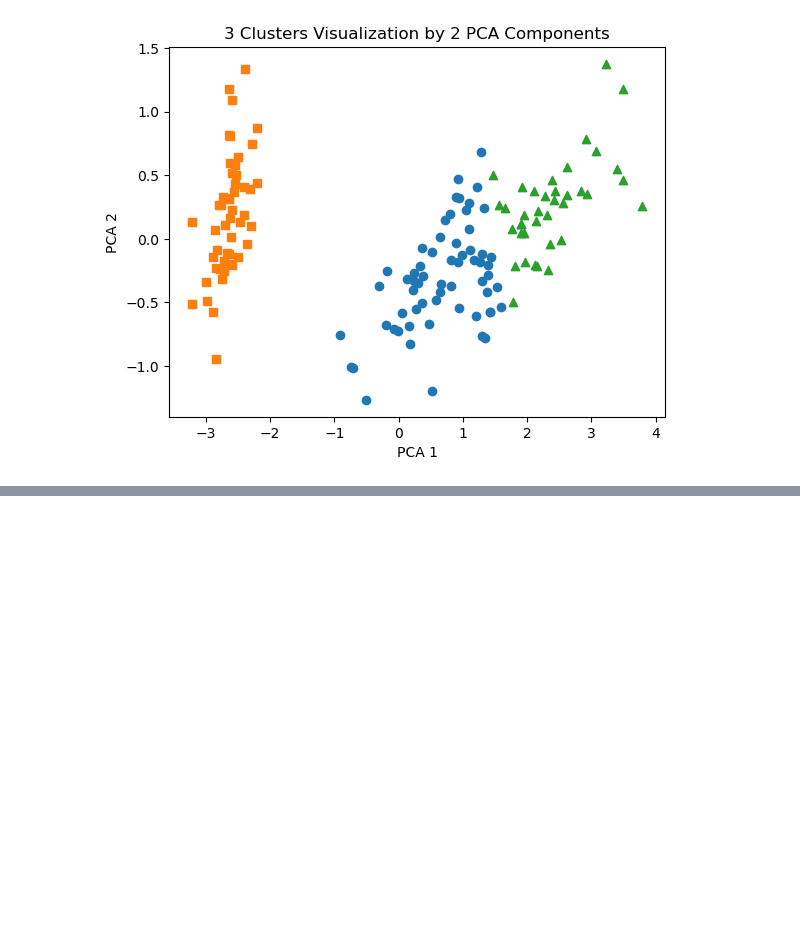
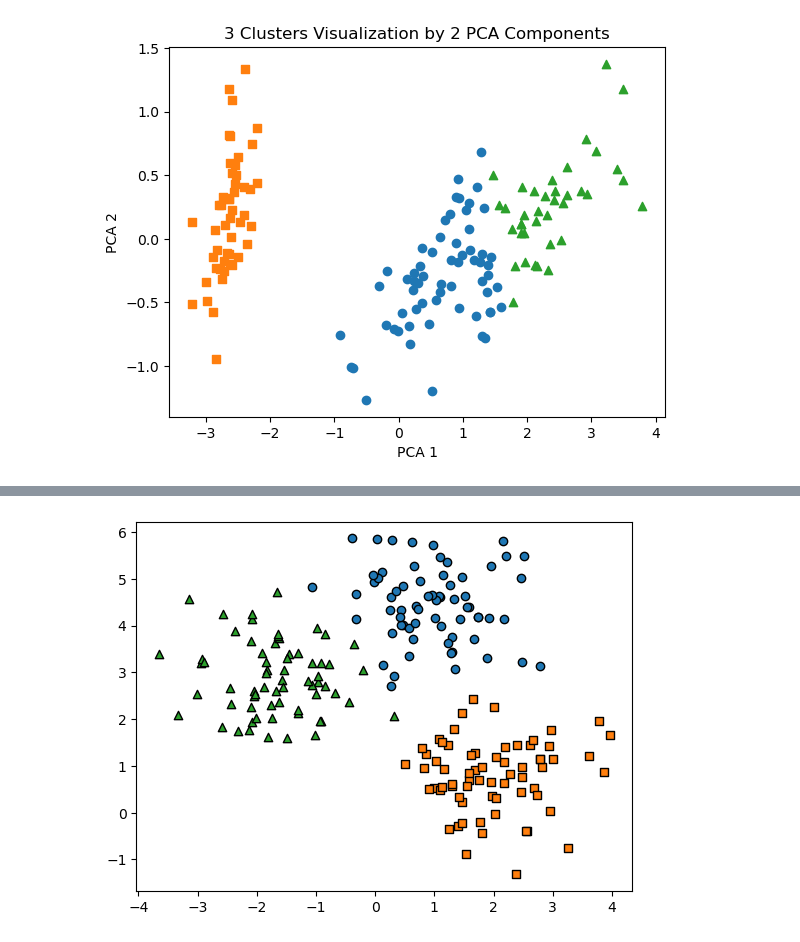
Before and after one commit to EunSeo35/ml_py, a Jupyter notebook: Clustering/01.K-Means_algorithm.ipynb, the cells around one changed output, grey strips where cells are left out. Cells and saved outputs as stored; diff of their text form; code cells hidden in the pictures; blank space fills up the shorter version.

```diff
--- a/Clustering/01.K-Means_algorithm.ipynb
+++ b/Clustering/01.K-Means_algorithm.ipynb
@@ -77,0 +192,4 @@ plt.show()
+# %%
+cluster_df = pd.DataFrame(X,columns=['ftr1','ftr2'])
+cluster_df['target'] = y
+cluster_df.head()
@@ -77,0 +203,13 @@ plt.show()
+# %%
+target_list = np.unique(y)
+markers = ['o','s','^','P','D','H','x']
+#3개의 군집 영역으로 구분한 데이터 셋을 생성했으므로 target_list는 [0,1,2]
+#target =0, target=1, target=2로 scatter plot을 marker별로 생성
+for target in target_list :
+    target_cluster = cluster_df[cluster_df['target']==target]
+    plt.scatter(x=target_cluster['ftr1'], y=target_cluster['ftr2'],edgecolor='k',
+                marker = markers[target])
+
+plt.show()
+# %% [output]
+[figure, added]
```
Also changed, not shown: parts of 11 cells of this notebook, 5 other files.
